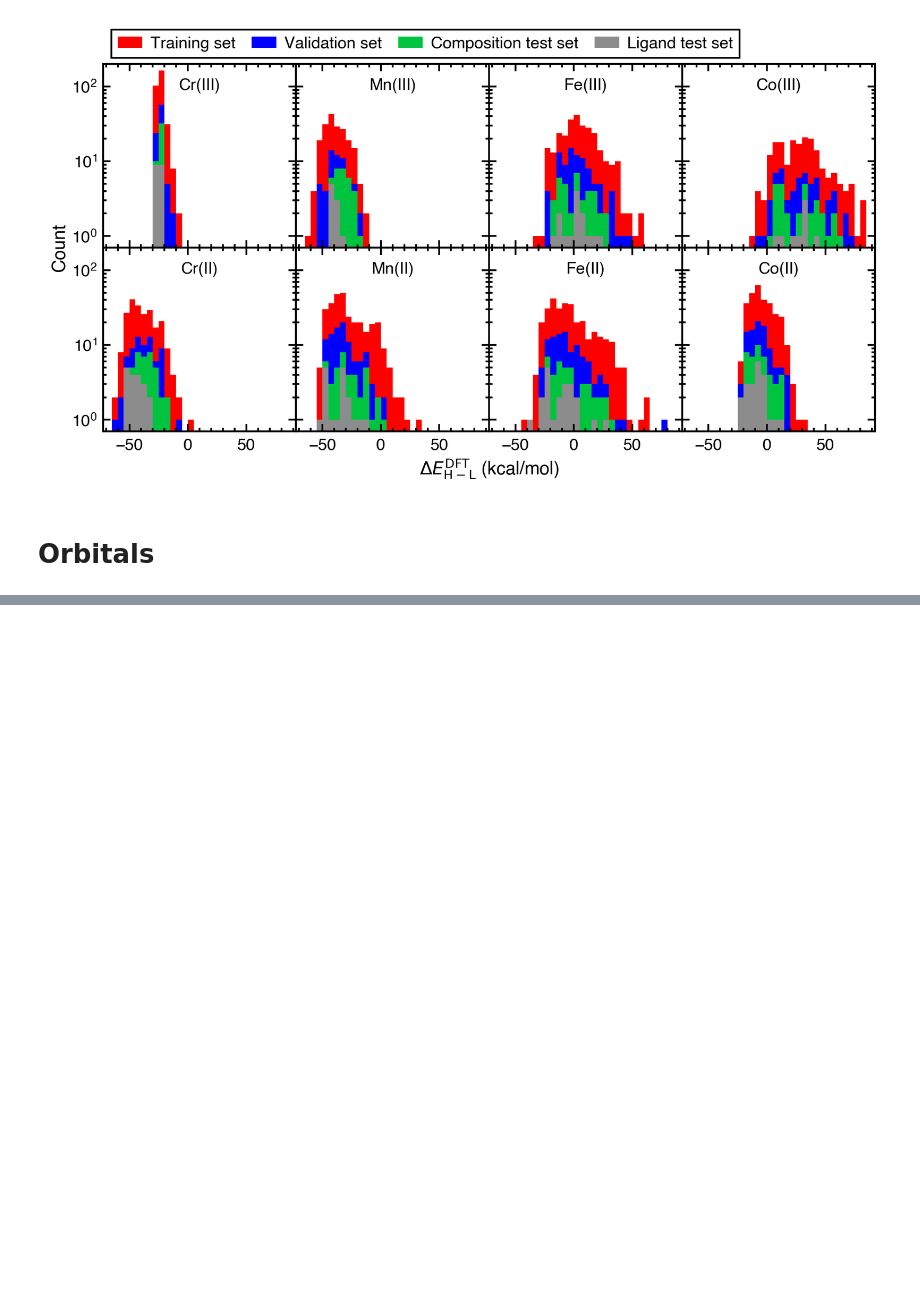
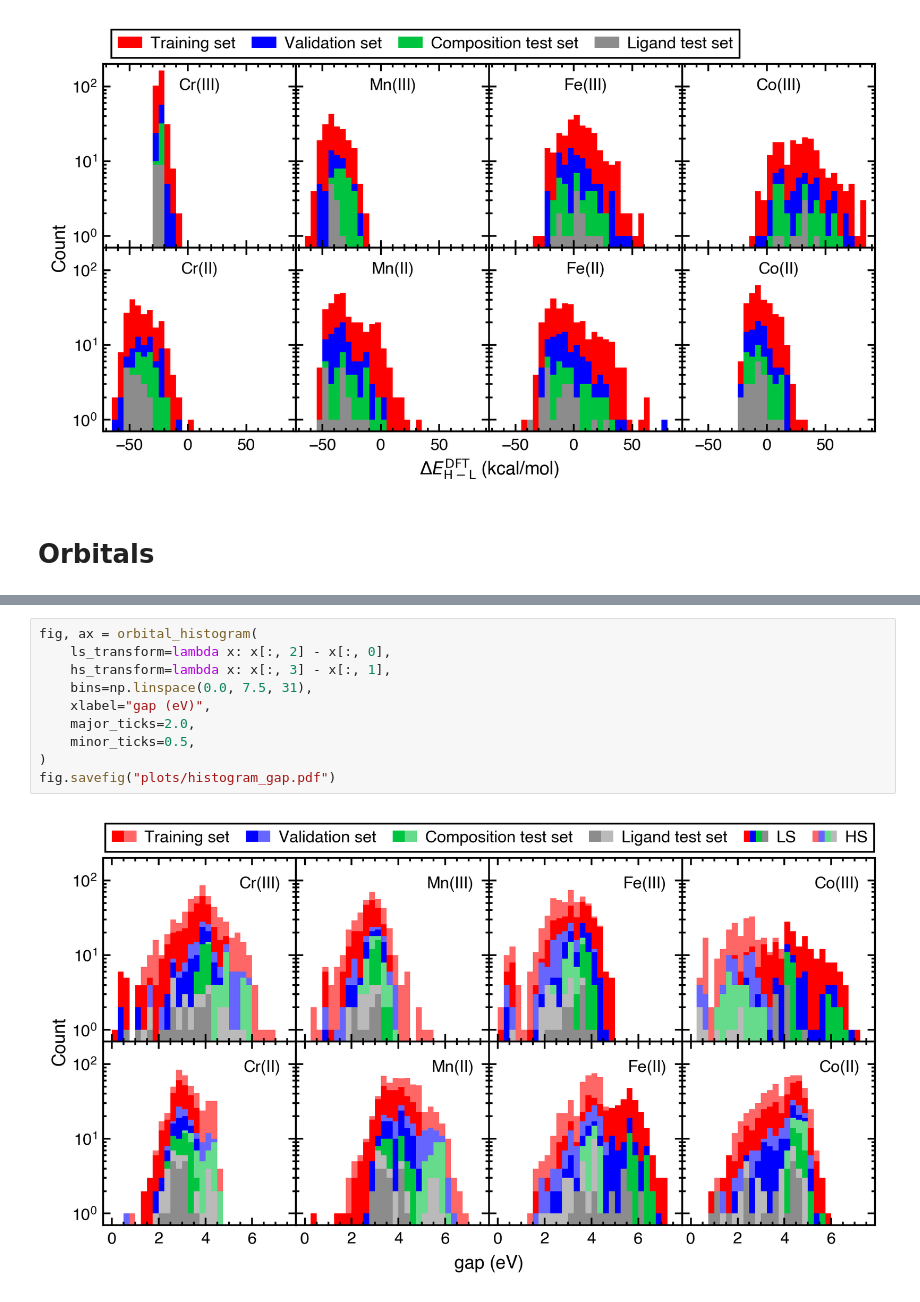
Before and after one commit to hjkgrp/many_body_ml, a Jupyter notebook: scripts_and_notebooks/plotting/histograms_target_data.ipynb, the cells around one changed output, grey strips where cells are left out. Saved outputs shown, nothing was run; the diff lists cells and outputs as text; blank space fills up the shorter version.

```diff
--- a/scripts_and_notebooks/plotting/histograms_target_data.ipynb
+++ b/scripts_and_notebooks/plotting/histograms_target_data.ipynb
@@ -275,0 +272,12 @@ fig.savefig("plots/histogram_gap.pdf")
+# %%
+fig, ax = orbital_histogram(
+    ls_transform=lambda x: x[:, 2] - x[:, 0],
+    hs_transform=lambda x: x[:, 3] - x[:, 1],
+    bins=np.linspace(0.0, 7.5, 31),
+    xlabel="gap (eV)",
+    major_ticks=2.0,
+    minor_ticks=0.5,
+)
+fig.savefig("plots/histogram_gap.pdf")
+# %% [output]
+[figure, added]
```
Also changed, not shown: parts of 10 cells of this notebook, 3 other files.
